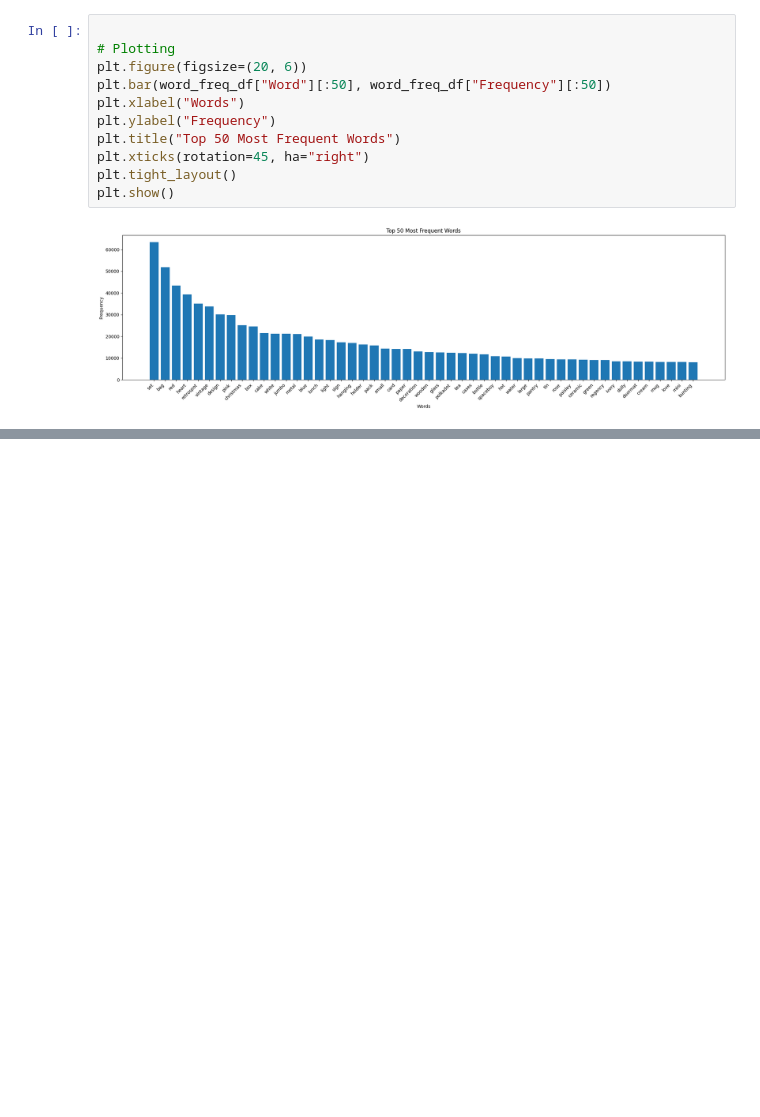
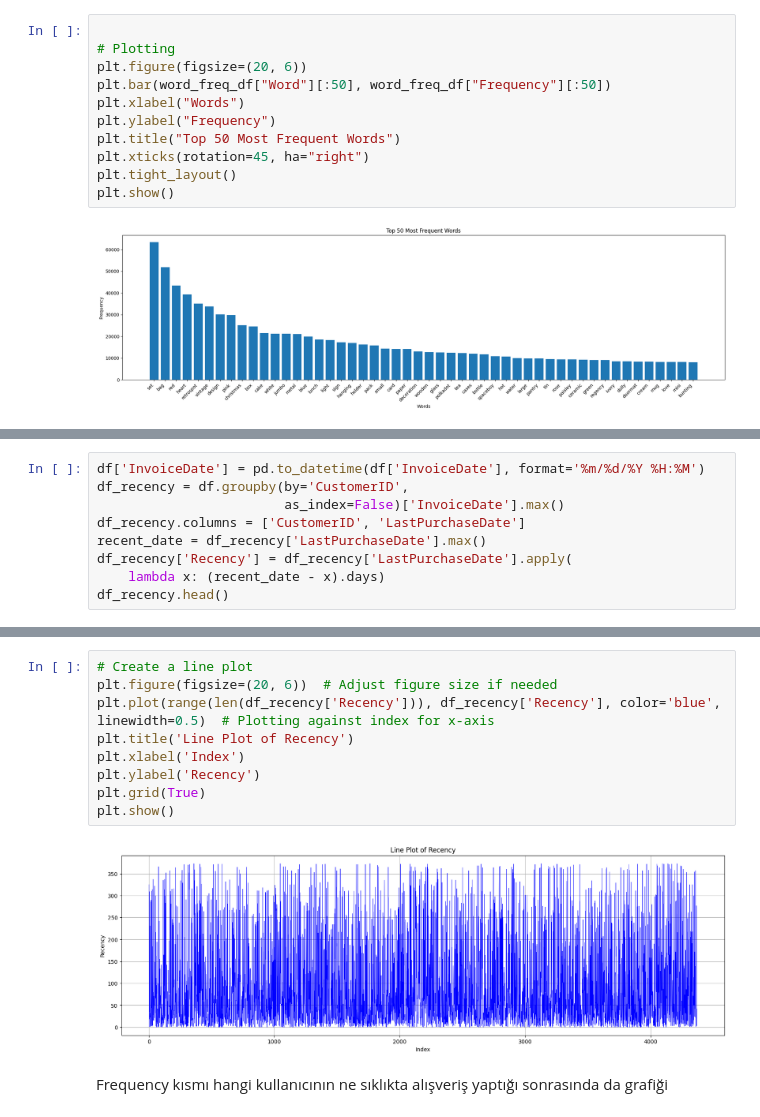
Before and after one commit to NikaGolestani/recsys, a Jupyter notebook: sales.ipynb, the cells around one changed output, grey strips where cells are left out. Cells and saved outputs as stored; diff of their text form; blank space fills up the shorter version.

```diff
--- a/sales.ipynb
+++ b/sales.ipynb
@@ -195,0 +208,9 @@ plt.show()
+# %%
+df['InvoiceDate'] = pd.to_datetime(df['InvoiceDate'], format='%m/%d/%Y %H:%M')
+df_recency = df.groupby(by='CustomerID',
+                        as_index=False)['InvoiceDate'].max()
+df_recency.columns = ['CustomerID', 'LastPurchaseDate']
+recent_date = df_recency['LastPurchaseDate'].max()
+df_recency['Recency'] = df_recency['LastPurchaseDate'].apply(
+    lambda x: (recent_date - x).days)
+df_recency.head()
@@ -195,0 +224,13 @@ plt.show()
+# %%
+# Create a line plot
+plt.figure(figsize=(20, 6))  # Adjust figure size if needed
+plt.plot(range(len(df_recency['Recency'])), df_recency['Recency'], color='blue', linewidth=0.5)  # Plotting against index for x-axis
+plt.title('Line Plot of Recency')
+plt.xlabel('Index')
+plt.ylabel('Recency')
+plt.grid(True)
+plt.show()
+# %% [output]
+[figure, added]
+# %% [markdown]
+Frequency kısmı hangi kullanıcının ne sıklıkta alışveriş yaptığı sonrasında da grafiği
```
Also changed, not shown: parts of 17 cells of this notebook.
